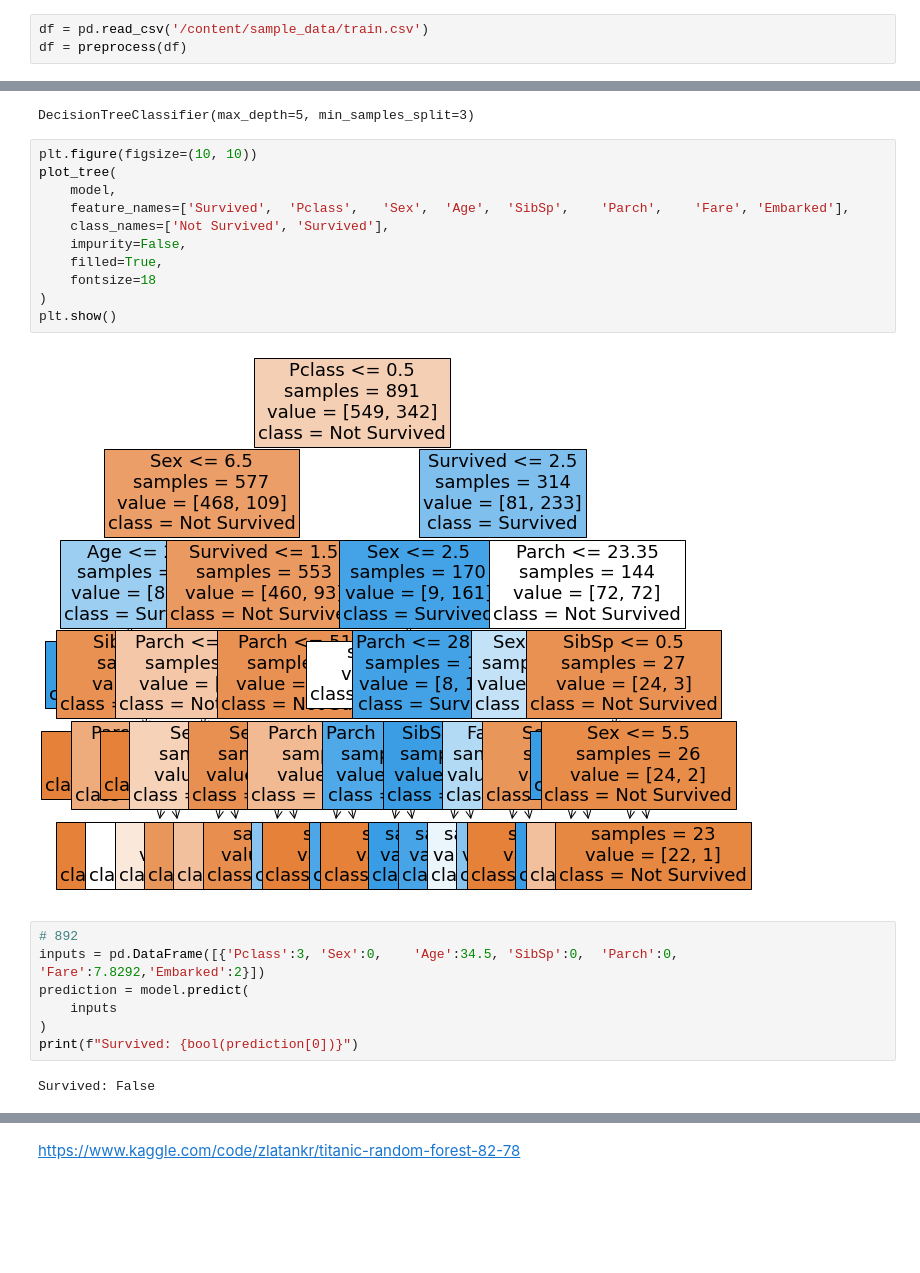
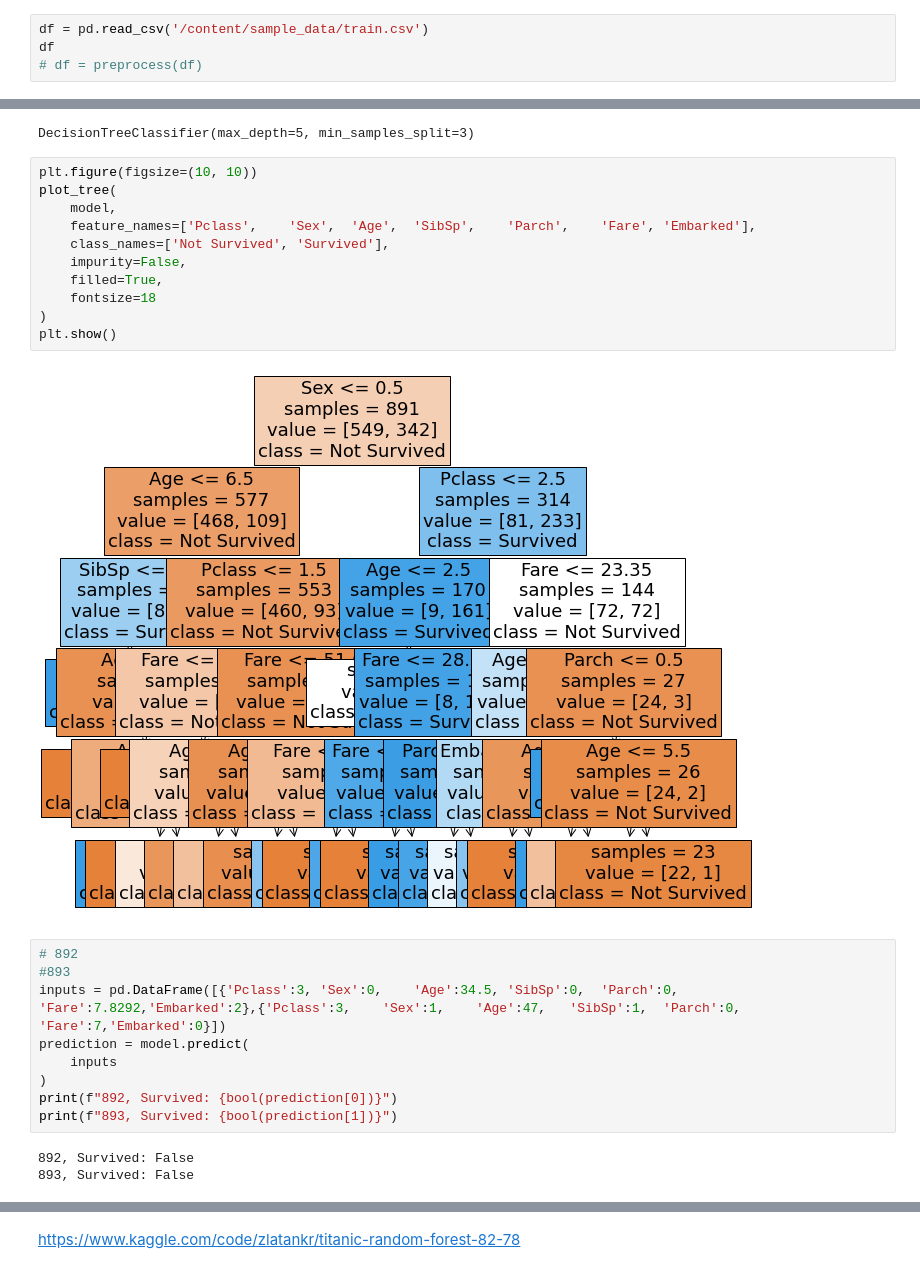
Before and after one commit to OmriMan/Bagging, a Jupyter notebook: Assignment2_Titanic.ipynb, the cells around one changed output, grey strips where cells are left out. Drawn from its saved outputs; the diff is of its cells as text; blank space fills up the shorter version.

```diff
--- a/Assignment2_Titanic.ipynb
+++ b/Assignment2_Titanic.ipynb
@@ -34,4 +35,5 @@ def preprocess(df):
     return df
 # %%
 df = pd.read_csv('/content/sample_data/train.csv')
-df = preprocess(df)
+df
+# df = preprocess(df)
@@ -82,22 +98,25 @@ DecisionTreeClassifier(max_depth=5, min_samples_split=3)
 # %%
 plt.figure(figsize=(10, 10))
 plot_tree(
     model,
-    feature_names=['Survived',	'Pclass',	'Sex',	'Age',	'SibSp',	'Parch',	'Fare',	'Embarked'],
+    feature_names=['Pclass',	'Sex',	'Age',	'SibSp',	'Parch',	'Fare',	'Embarked'],
     class_names=['Not Survived', 'Survived'],
     impurity=False,
     filled=True,
     fontsize=18
 )
 plt.show()
 # %% [output]
-[figure, old version]
+[figure, new version]
 # %%
 # 892
-inputs = pd.DataFrame([{'Pclass':3,	'Sex':0,	'Age':34.5,	'SibSp':0,	'Parch':0,	'Fare':7.8292,'Embarked':2}])
+#893
+inputs = pd.DataFrame([{'Pclass':3,	'Sex':0,	'Age':34.5,	'SibSp':0,	'Parch':0,	'Fare':7.8292,'Embarked':2},{'Pclass':3,	'Sex':1,	'Age':47,	'SibSp':1,	'Parch':0,	'Fare':7,'Embarked':0}])
 prediction = model.predict(
     inputs
 )
-print(f"Survived: {bool(prediction[0])}")
+print(f"892, Survived: {bool(prediction[0])}")
+print(f"893, Survived: {bool(prediction[1])}")
 # %% [output]
-Survived: False
+892, Survived: False
+893, Survived: False
```
Also changed, not shown: parts of 10 cells of this notebook.
